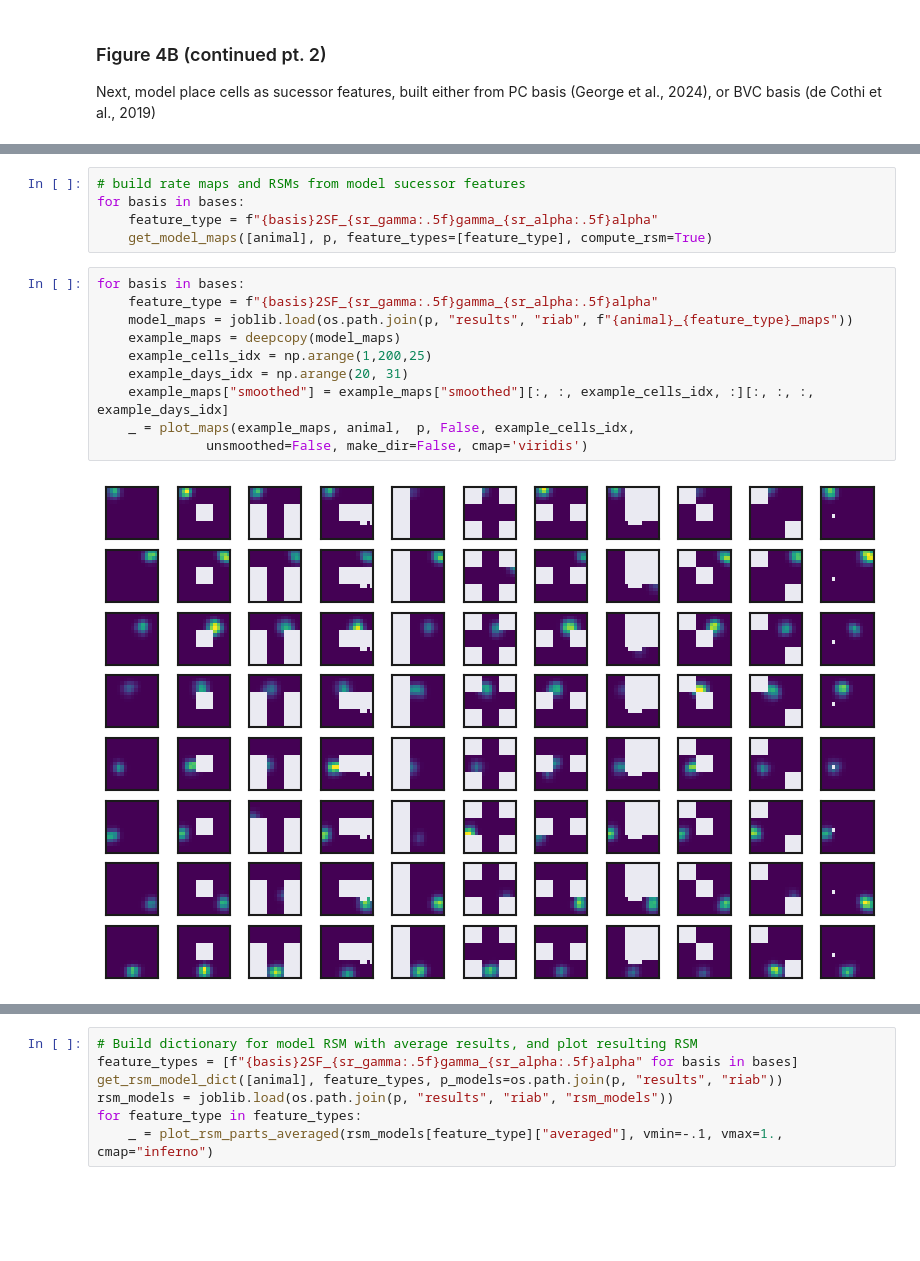
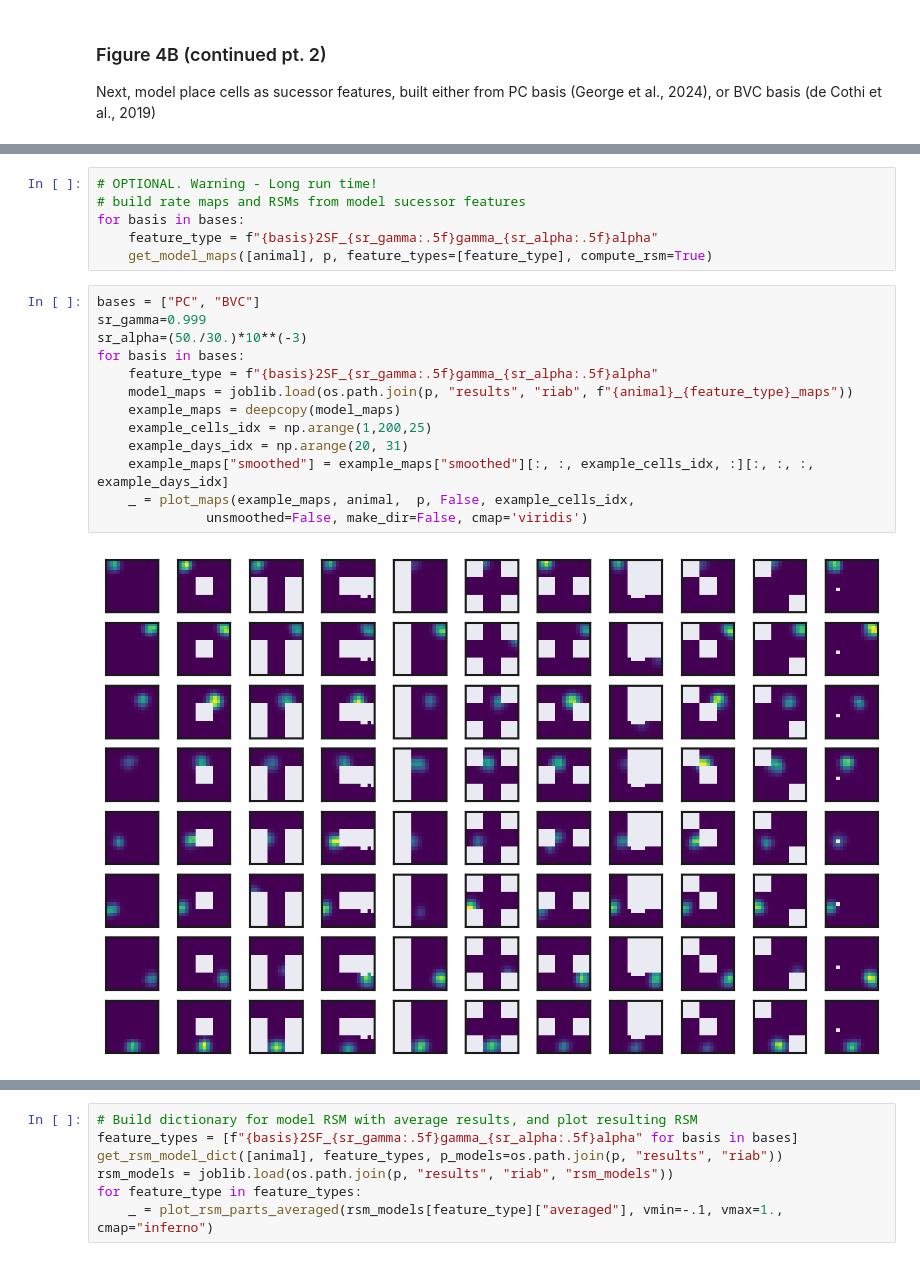
Before and after one commit to jquinnlee/georepca1, a Jupyter notebook: georepca1/demos/georep_hpc_figure4.ipynb, the cells around one changed output, grey strips where cells are left out. Saved outputs shown, nothing was run; the diff lists cells and outputs as text; blank space fills up the shorter version.

```diff
--- a/georepca1/demos/georep_hpc_figure4.ipynb
+++ b/georepca1/demos/georep_hpc_figure4.ipynb
@@ -140,17 +135,21 @@ Successor representation initialized
 # %%
+# OPTIONAL. Warning - Long run time!
 # build rate maps and RSMs from model sucessor features
 for basis in bases:
     feature_type = f"{basis}2SF_{sr_gamma:.5f}gamma_{sr_alpha:.5f}alpha"
     get_model_maps([animal], p, feature_types=[feature_type], compute_rsm=True)
 # %%
+bases = ["PC", "BVC"]
+sr_gamma=0.999
+sr_alpha=(50./30.)*10**(-3)
 for basis in bases:
     feature_type = f"{basis}2SF_{sr_gamma:.5f}gamma_{sr_alpha:.5f}alpha"
     model_maps = joblib.load(os.path.join(p, "results", "riab", f"{animal}_{feature_type}_maps"))
     example_maps = deepcopy(model_maps)
     example_cells_idx = np.arange(1,200,25)
     example_days_idx = np.arange(20, 31)
     example_maps["smoothed"] = example_maps["smoothed"][:, :, example_cells_idx, :][:, :, :, example_days_idx]
     _ = plot_maps(example_maps, animal,  p, False, example_cells_idx,
               unsmoothed=False, make_dir=False, cmap='viridis')
 # %% [output]
-[figure, old version]
+[figure, new version]
```
Also changed, not shown: parts of 14 cells of this notebook, 4 other files.
